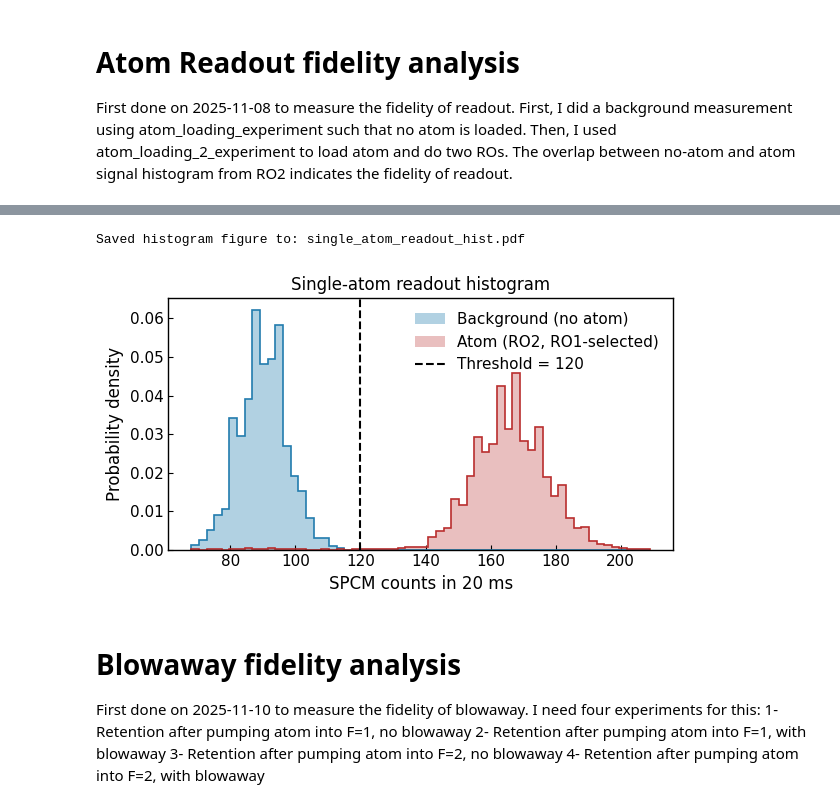
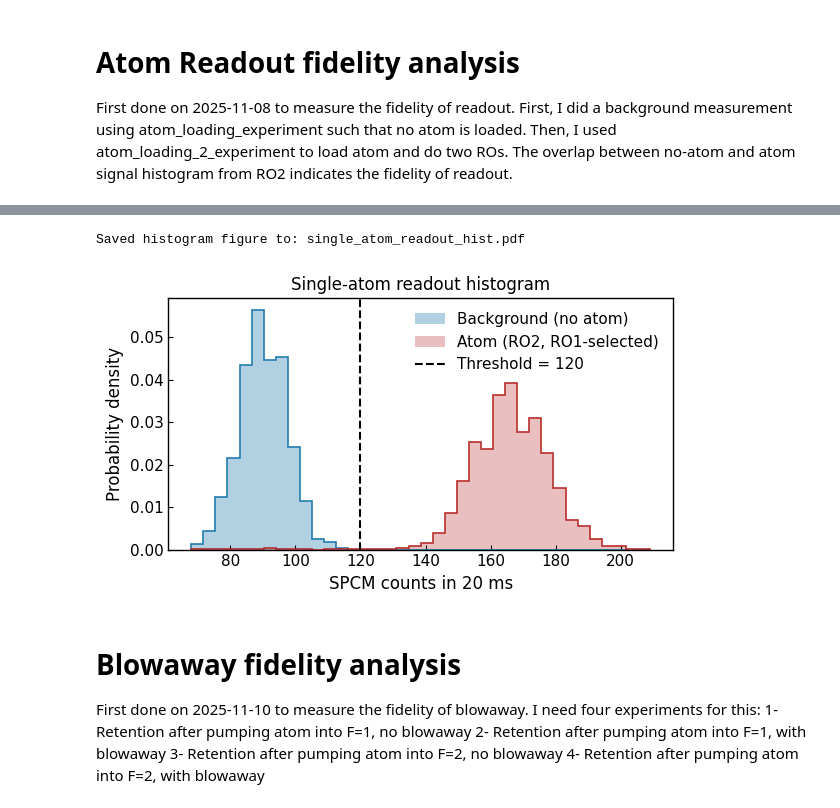
Before and after one commit to QuantumQuadrate/qn_artiq_routines, a Jupyter notebook: Analysis/Single atom analysis/Readout_and_blowaway_fidelity_2025.ipynb, the cells around one changed output, grey strips where cells are left out. Cells and saved outputs as stored; diff of their text form; code cells hidden in the pictures.

```diff
--- a/Analysis/Single atom analysis/Readout_and_blowaway_fidelity_2025.ipynb
+++ b/Analysis/Single atom analysis/Readout_and_blowaway_fidelity_2025.ipynb
@@ -366,35 +366,35 @@ def plot_readout_histograms(
     ax.set_xlabel("SPCM counts in 20 ms")
     ax.set_ylabel("Probability density")
     ax.set_title("Single-atom readout histogram")
 
     # Put the legend outside to avoid hiding data
     ax.legend(loc="upper right")
 
     plt.tight_layout()
 
     if savepath is not None:
         fig.savefig(savepath, dpi=300, bbox_inches="tight")
         print(f"Saved histogram figure to: {savepath}")
 
     return fig, ax
 
 # -------------------------------------------------------------------
 # Example call, assuming you already have:
 #   bkg_counts, BothSPCMs_RO1, BothSPCMs_RO2, threshold
 # -------------------------------------------------------------------
 
 fig, ax = plot_readout_histograms(
     bkg_counts=bkg_counts,
     ro1=BothSPCMs_RO1,
     ro2=BothSPCMs_RO2,
     threshold=threshold,
-    bins=60,
+    bins=38,
     savepath="single_atom_readout_hist.pdf",  # or None
 )
 plt.show()
 # %% [output]
 Saved histogram figure to: single_atom_readout_hist.pdf
-[figure, old version]
+[figure, new version]
 # %% [markdown]
 # Blowaway fidelity analysis
 First done on 2025-11-10 to measure the fidelity of blowaway. I need four experiments for this:
```
Also changed, not shown: parts of 2 cells of this notebook, 5 other files.
